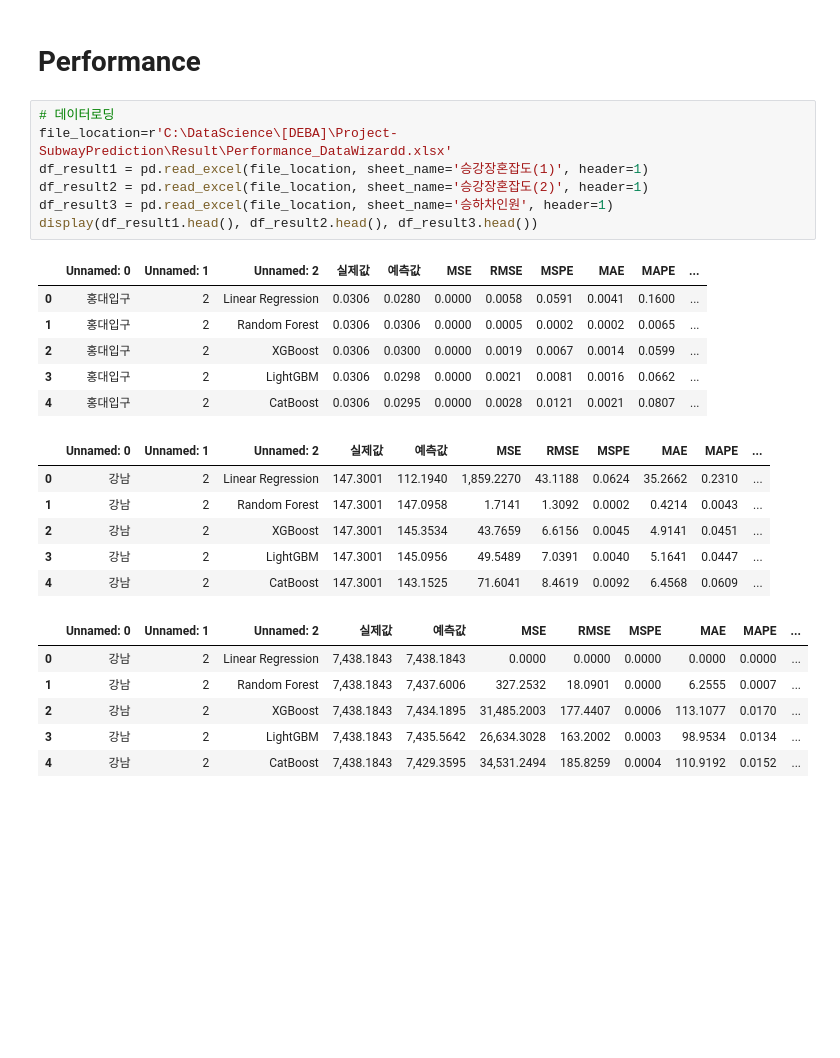
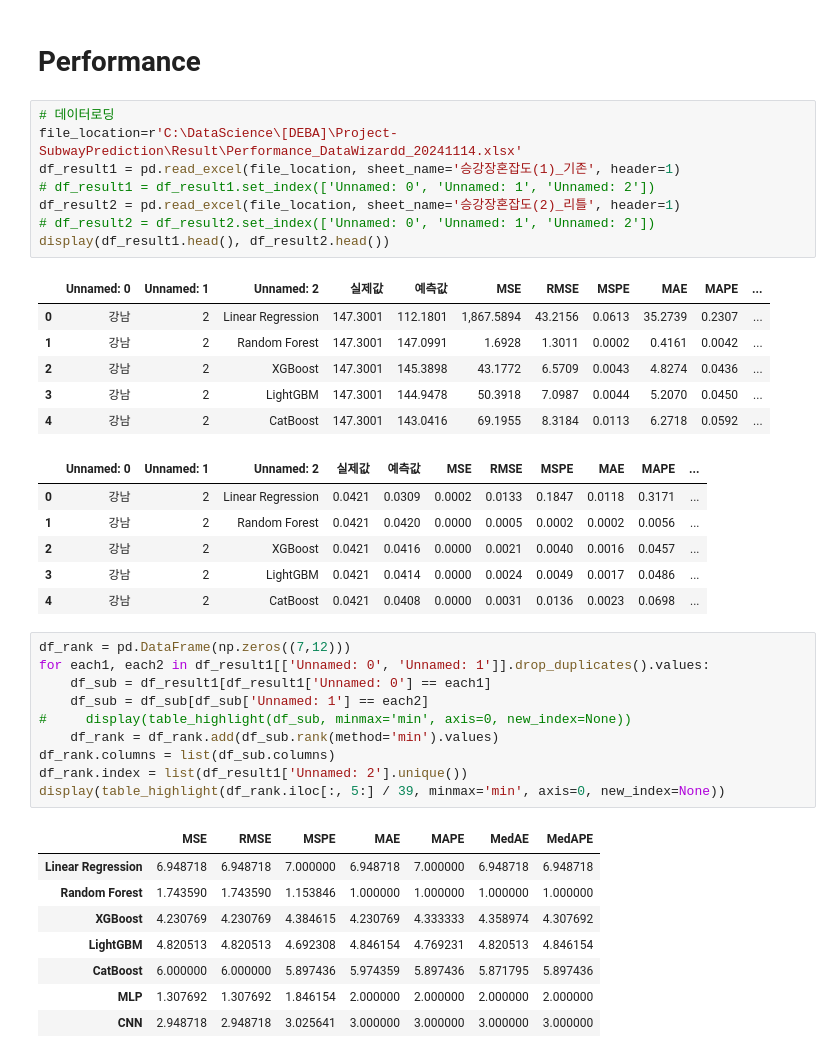
Before and after one commit to thekimk/DEBA-Research, a Jupyter notebook: Project-SubwayPrediction/SubwayPrediction_KK.ipynb, the cells around one changed output. Drawn from its saved outputs; the diff is of its cells as text; blank space fills up the shorter version.

```diff
--- a/Project-SubwayPrediction/SubwayPrediction_KK.ipynb
+++ b/Project-SubwayPrediction/SubwayPrediction_KK.ipynb
@@ -169,27 +169,41 @@ df_new[['승강장혼잡도1']].describe().T
 # Performance
 # %%
 # 데이터로딩
-file_location=r'C:\DataScience\[DEBA]\Project-SubwayPrediction\Result\Performance_DataWizardd.xlsx'
-df_result1 = pd.read_excel(file_location, sheet_name='승강장혼잡도(1)', header=1)
-df_result2 = pd.read_excel(file_location, sheet_name='승강장혼잡도(2)', header=1)
-df_result3 = pd.read_excel(file_location, sheet_name='승하차인원', header=1)
-display(df_result1.head(), df_result2.head(), df_result3.head())
+file_location=r'C:\DataScience\[DEBA]\Project-SubwayPrediction\Result\Performance_DataWizardd_20241114.xlsx'
+df_result1 = pd.read_excel(file_location, sheet_name='승강장혼잡도(1)_기존', header=1)
+# df_result1 = df_result1.set_index(['Unnamed: 0', 'Unnamed: 1', 'Unnamed: 2'])
+df_result2 = pd.read_excel(file_location, sheet_name='승강장혼잡도(2)_리틀', header=1)
+# df_result2 = df_result2.set_index(['Unnamed: 0', 'Unnamed: 1', 'Unnamed: 2'])
+display(df_result1.head(), df_result2.head())
 # %% [output]
 |  | Unnamed: 0 | Unnamed: 1 | Unnamed: 2 | 실제값 | 예측값 | MSE | RMSE | MSPE | MAE | MAPE | ... |
-| 0 | 홍대입구 | 2 | Linear Regression | 0.0306 | 0.0280 | 0.0000 | 0.0058 | 0.0591 | 0.0041 | 0.1600 | ... |
-| 1 | 홍대입구 | 2 | Random Forest | 0.0306 | 0.0306 | 0.0000 | 0.0005 | 0.0002 | 0.0002 | 0.0065 | ... |
-| 2 | 홍대입구 | 2 | XGBoost | 0.0306 | 0.0300 | 0.0000 | 0.0019 | 0.0067 | 0.0014 | 0.0599 | ... |
-| 3 | 홍대입구 | 2 | LightGBM | 0.0306 | 0.0298 | 0.0000 | 0.0021 | 0.0081 | 0.0016 | 0.0662 | ... |
-| 4 | 홍대입구 | 2 | CatBoost | 0.0306 | 0.0295 | 0.0000 | 0.0028 | 0.0121 | 0.0021 | 0.0807 | ... |
+| 0 | 강남 | 2 | Linear Regression | 147.3001 | 112.1801 | 1,867.5894 | 43.2156 | 0.0613 | 35.2739 | 0.2307 | ... |
+| 1 | 강남 | 2 | Random Forest | 147.3001 | 147.0991 | 1.6928 | 1.3011 | 0.0002 | 0.4161 | 0.0042 | ... |
+| 2 | 강남 | 2 | XGBoost | 147.3001 | 145.3898 | 43.1772 | 6.5709 | 0.0043 | 4.8274 | 0.0436 | ... |
+| 3 | 강남 | 2 | LightGBM | 147.3001 | 144.9478 | 50.3918 | 7.0987 | 0.0044 | 5.2070 | 0.0450 | ... |
+| 4 | 강남 | 2 | CatBoost | 147.3001 | 143.0416 | 69.1955 | 8.3184 | 0.0113 | 6.2718 | 0.0592 | ... |
 |  | Unnamed: 0 | Unnamed: 1 | Unnamed: 2 | 실제값 | 예측값 | MSE | RMSE | MSPE | MAE | MAPE | ... |
-| 0 | 강남 | 2 | Linear Regression | 147.3001 | 112.1940 | 1,859.2270 | 43.1188 | 0.0624 | 35.2662 | 0.2310 | ... |
-| 1 | 강남 | 2 | Random Forest | 147.3001 | 147.0958 | 1.7141 | 1.3092 | 0.0002 | 0.4214 | 0.0043 | ... |
-| 2 | 강남 | 2 | XGBoost | 147.3001 | 145.3534 | 43.7659 | 6.6156 | 0.0045 | 4.9141 | 0.0451 | ... |
-| 3 | 강남 | 2 | LightGBM | 147.3001 | 145.0956 | 49.5489 | 7.0391 | 0.0040 | 5.1641 | 0.0447 | ... |
-| 4 | 강남 | 2 | CatBoost | 147.3001 | 143.1525 | 71.6041 | 8.4619 | 0.0092 | 6.4568 | 0.0609 | ... |
+| 0 | 강남 | 2 | Linear Regression | 0.0421 | 0.0309 | 0.0002 | 0.0133 | 0.1847 | 0.0118 | 0.3171 | ... |
+| 1 | 강남 | 2 | Random Forest | 0.0421 | 0.0420 | 0.0000 | 0.0005 | 0.0002 | 0.0002 | 0.0056 | ... |
+| 2 | 강남 | 2 | XGBoost | 0.0421 | 0.0416 | 0.0000 | 0.0021 | 0.0040 | 0.0016 | 0.0457 | ... |
+| 3 | 강남 | 2 | LightGBM | 0.0421 | 0.0414 | 0.0000 | 0.0024 | 0.0049 | 0.0017 | 0.0486 | ... |
+| 4 | 강남 | 2 | CatBoost | 0.0421 | 0.0408 | 0.0000 | 0.0031 | 0.0136 | 0.0023 | 0.0698 | ... |
-|  | Unnamed: 0 | Unnamed: 1 | Unnamed: 2 | 실제값 | 예측값 | MSE | RMSE | MSPE | MAE | MAPE | ... |
-| 0 | 강남 | 2 | Linear Regression | 7,438.1843 | 7,438.1843 | 0.0000 | 0.0000 | 0.0000 | 0.0000 | 0.0000 | ... |
-| 1 | 강남 | 2 | Random Forest | 7,438.1843 | 7,437.6006 | 327.2532 | 18.0901 | 0.0000 | 6.2555 | 0.0007 | ... |
-| 2 | 강남 | 2 | XGBoost | 7,438.1843 | 7,434.1895 | 31,485.2003 | 177.4407 | 0.0006 | 113.1077 | 0.0170 | ... |
-| 3 | 강남 | 2 | LightGBM | 7,438.1843 | 7,435.5642 | 26,634.3028 | 163.2002 | 0.0003 | 98.9534 | 0.0134 | ... |
-| 4 | 강남 | 2 | CatBoost | 7,438.1843 | 7,429.3595 | 34,531.2494 | 185.8259 | 0.0004 | 110.9192 | 0.0152 | ... |
+# %%
+df_rank = pd.DataFrame(np.zeros((7,12)))
+for each1, each2 in df_result1[['Unnamed: 0', 'Unnamed: 1']].drop_duplicates().values:
+    df_sub = df_result1[df_result1['Unnamed: 0'] == each1]
+    df_sub = df_sub[df_sub['Unnamed: 1'] == each2]
+#     display(table_highlight(df_sub, minmax='min', axis=0, new_index=None))
+    df_rank = df_rank.add(df_sub.rank(method='min').values)
+df_rank.columns = list(df_sub.columns)
+df_rank.index = list(df_result1['Unnamed: 2'].unique())
+display(table_highlight(df_rank.iloc[:, 5:] / 39, minmax='min', axis=0, new_index=None))
+# %% [output]
+|  | MSE | RMSE | MSPE | MAE | MAPE | MedAE | MedAPE |
+| Linear Regression | 6.948718 | 6.948718 | 7.000000 | 6.948718 | 7.000000 | 6.948718 | 6.948718 |
+| Random Forest | 1.743590 | 1.743590 | 1.153846 | 1.000000 | 1.000000 | 1.000000 | 1.000000 |
+| XGBoost | 4.230769 | 4.230769 | 4.384615 | 4.230769 | 4.333333 | 4.358974 | 4.307692 |
+| LightGBM | 4.820513 | 4.820513 | 4.692308 | 4.846154 | 4.769231 | 4.820513 | 4.846154 |
+| CatBoost | 6.000000 | 6.000000 | 5.897436 | 5.974359 | 5.897436 | 5.871795 | 5.897436 |
+| MLP | 1.307692 | 1.307692 | 1.846154 | 2.000000 | 2.000000 | 2.000000 | 2.000000 |
+| CNN | 2.948718 | 2.948718 | 3.025641 | 3.000000 | 3.000000 | 3.000000 | 3.000000 |
```
Also changed, not shown: parts of 2 cells of this notebook, 5 other files.
